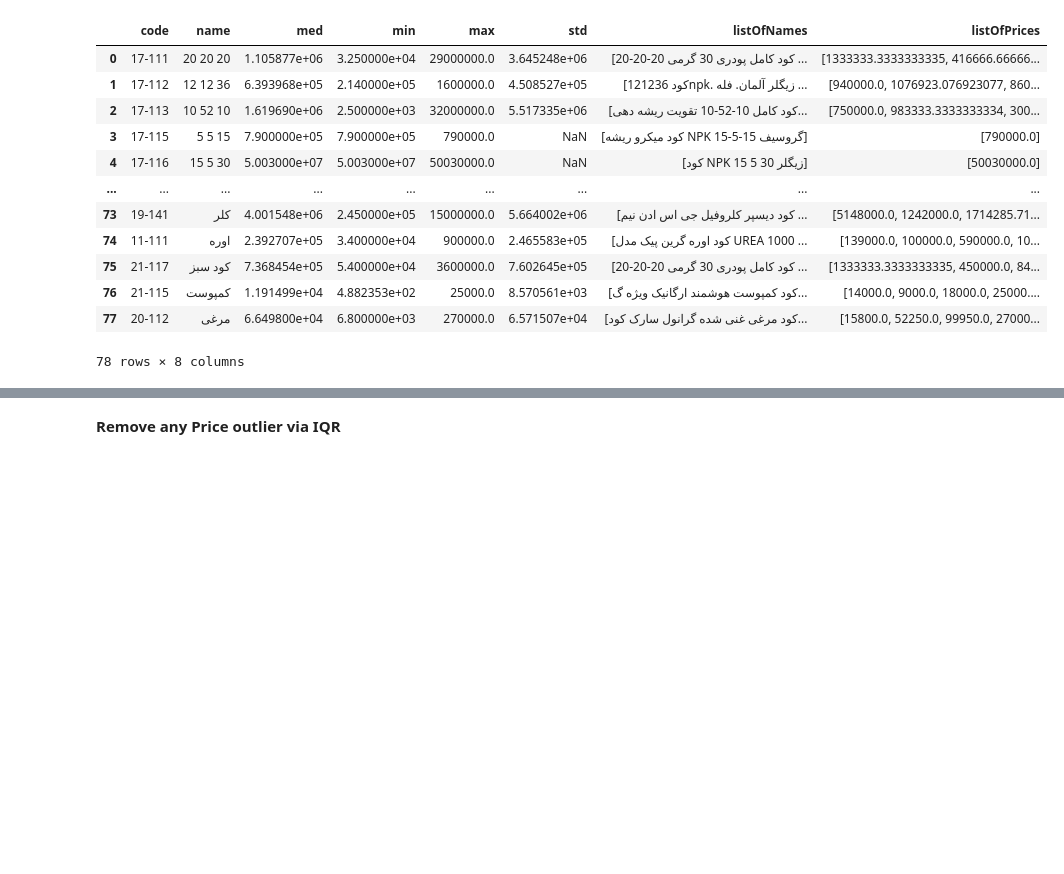
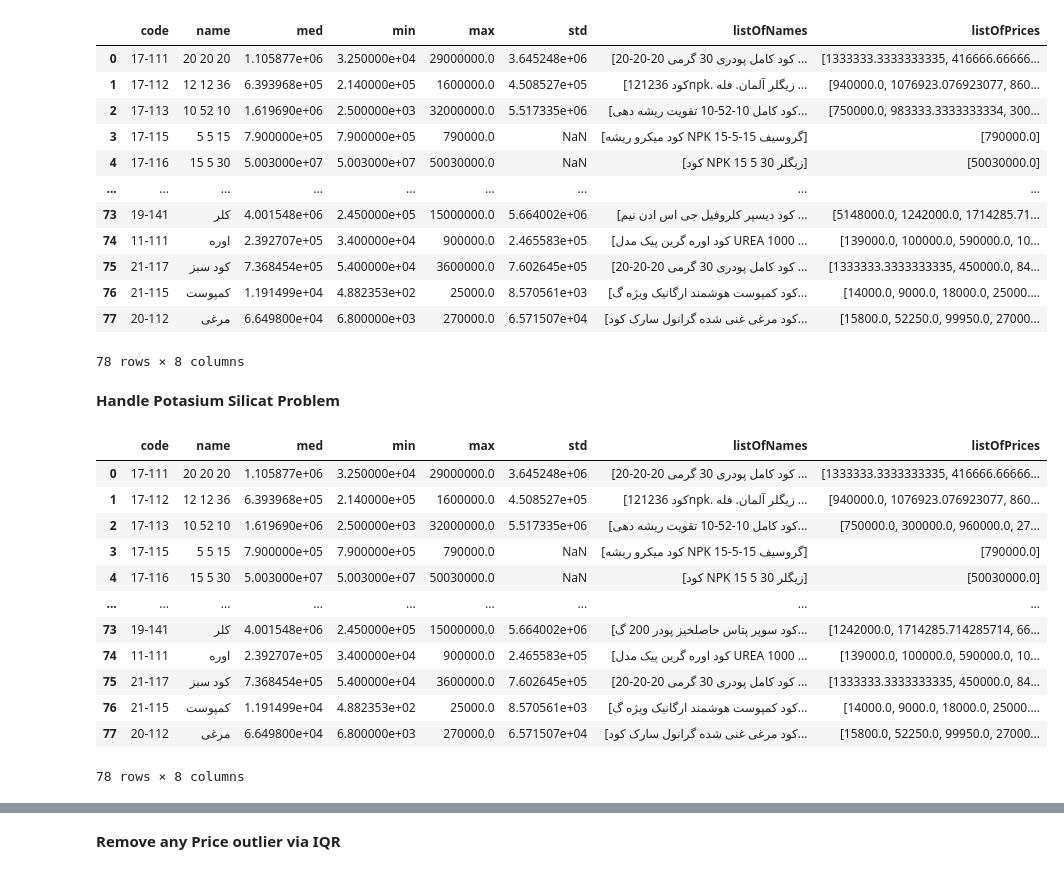
Before and after one commit to amirhosseineslami/Agricultural-Web-Scraper, a Jupyter notebook: processData.ipynb, the cells around one changed output, grey strips where cells are left out. Saved outputs shown, nothing was run; the diff lists cells and outputs as text; code cells hidden in the pictures; blank space fills up the shorter version.

Commit message:
Corrected Silicat Potasium into 2 different groups

```diff
--- a/processData.ipynb
+++ b/processData.ipynb
@@ -770,0 +715,18 @@ result_df = result_df.apply(filter_and_split, axis=1)
+# %% [markdown]
+**Handle Potasium Silicat Problem**
+# %%
+result_df
+# %% [output]
+|  | code | name | med | min | max | std | listOfNames | listOfPrices |
+| 0 | 17-111 | 20 20 20 | 1.105877e+06 | 3.250000e+04 | 29000000.0 | 3.645248e+06 | [کود کامل پودری 30 گرمی 20-20-20 ... | [1333333.3333333335, 416666.66666... |
+| 1 | 17-112 | 12 12 36 | 6.393968e+05 | 2.140000e+05 | 1600000.0 | 4.508527e+05 | [کود 121236npk. زیگلر آلمان. فله ... | [940000.0, 1076923.076923077, 860... |
+| 2 | 17-113 | 10 52 10 | 1.619690e+06 | 2.500000e+03 | 32000000.0 | 5.517335e+06 | [کود کامل 10-52-10 تقویت ریشه دهی... | [750000.0, 300000.0, 960000.0, 27... |
+| 3 | 17-115 | 5 5 15 | 7.900000e+05 | 7.900000e+05 | 790000.0 | NaN | [کود میکرو ریشه NPK 15-5-15 گروسیف] | [790000.0] |
+| 4 | 17-116 | 15 5 30 | 5.003000e+07 | 5.003000e+07 | 50030000.0 | NaN | [کود NPK 15 5 30 زیگلر] | [50030000.0] |
+| ... | ... | ... | ... | ... | ... | ... | ... | ... |
+| 73 | 19-141 | کلر | 4.001548e+06 | 2.450000e+05 | 15000000.0 | 5.664002e+06 | [کود سوپر پتاس حاصلخیز پودر 200 گ... | [1242000.0, 1714285.714285714, 66... |
+| 74 | 11-111 | اوره | 2.392707e+05 | 3.400000e+04 | 900000.0 | 2.465583e+05 | [کود اوره گرین پیک مدل UREA 1000 ... | [139000.0, 100000.0, 590000.0, 10... |
+| 75 | 21-117 | کود سبز | 7.368454e+05 | 5.400000e+04 | 3600000.0 | 7.602645e+05 | [کود کامل پودری 30 گرمی 20-20-20 ... | [1333333.3333333335, 450000.0, 84... |
+| 76 | 21-115 | کمپوست | 1.191499e+04 | 4.882353e+02 | 25000.0 | 8.570561e+03 | [کود کمپوست هوشمند ارگانیک ویژه گ... | [14000.0, 9000.0, 18000.0, 25000.... |
+| 77 | 20-112 | مرغی | 6.649800e+04 | 6.800000e+03 | 270000.0 | 6.571507e+04 | [کود مرغی غنی شده گرانول سارک کود... | [15800.0, 52250.0, 99950.0, 27000... |
+78 rows × 8 columns
```
Also changed, not shown: parts of 3 cells of this notebook, 37 other files.
